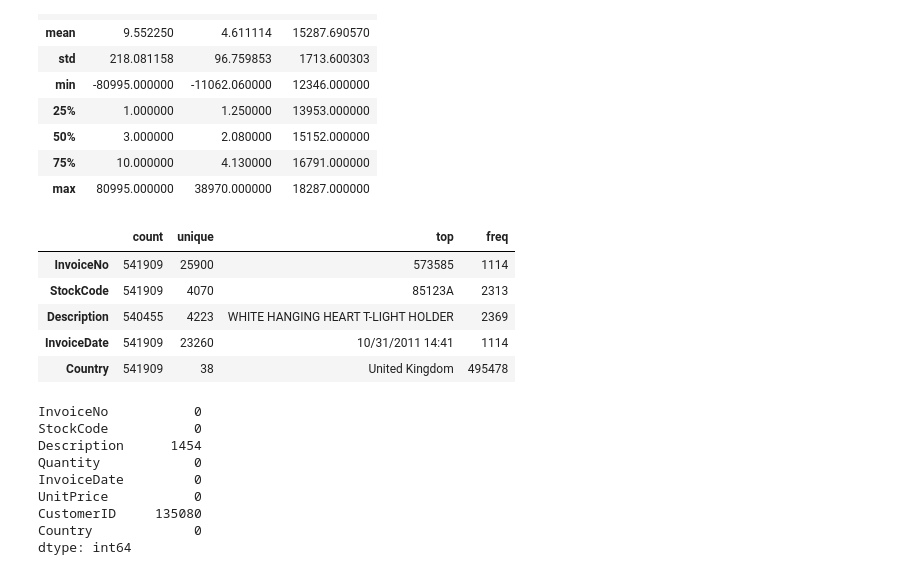
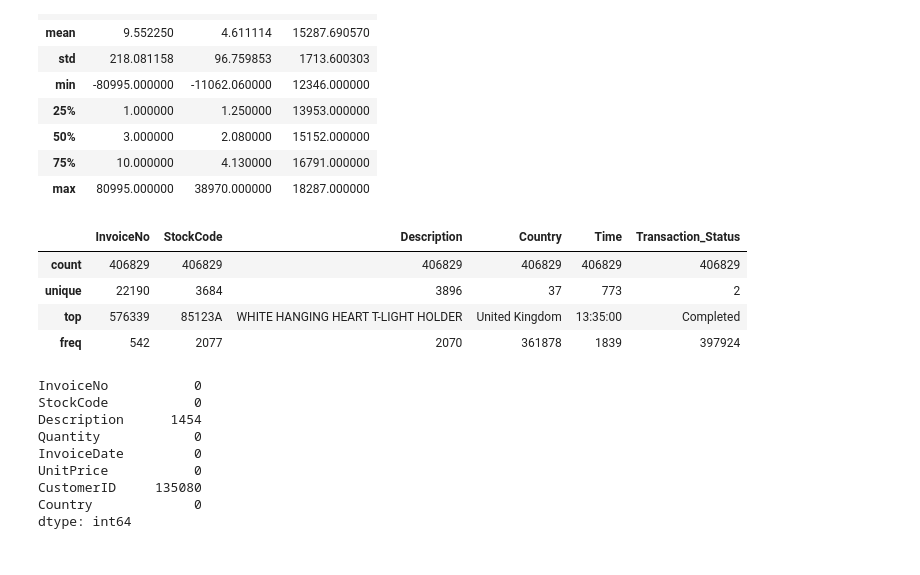
Before and after one commit to seemantk-protean/DevopsRepo, a Jupyter notebook: 29-07-2024.ipynb, the cells around one changed output. Saved outputs shown, nothing was run; the diff lists cells and outputs as text; code cells hidden in the pictures.

```diff
--- a/29-07-2024.ipynb
+++ b/29-07-2024.ipynb
@@ -45,14 +45,13 @@ df.describe()
 | max | 80995.000000 | 38970.000000 | 18287.000000 |
 # %%
 # Summary statistics for categorical variables
-df.describe(include='object').T
+df.describe(include='object')
 # %% [output]
-|  | count | unique | top | freq |
-| InvoiceNo | 541909 | 25900 | 573585 | 1114 |
-| StockCode | 541909 | 4070 | 85123A | 2313 |
-| Description | 540455 | 4223 | WHITE HANGING HEART T-LIGHT HOLDER | 2369 |
-| InvoiceDate | 541909 | 23260 | 10/31/2011 14:41 | 1114 |
-| Country | 541909 | 38 | United Kingdom | 495478 |
+|  | InvoiceNo | StockCode | Description | Country | Time | Transaction_Status |
+| count | 406829 | 406829 | 406829 | 406829 | 406829 | 406829 |
+| unique | 22190 | 3684 | 3896 | 37 | 773 | 2 |
+| top | 576339 | 85123A | WHITE HANGING HEART T-LIGHT HOLDER | United Kingdom | 13:35:00 | Completed |
+| freq | 542 | 2077 | 2070 | 361878 | 1839 | 397924 |
 # %%
 df.isnull().sum()
 # %% [output]
```
Also changed, not shown: parts of 41 cells of this notebook.
